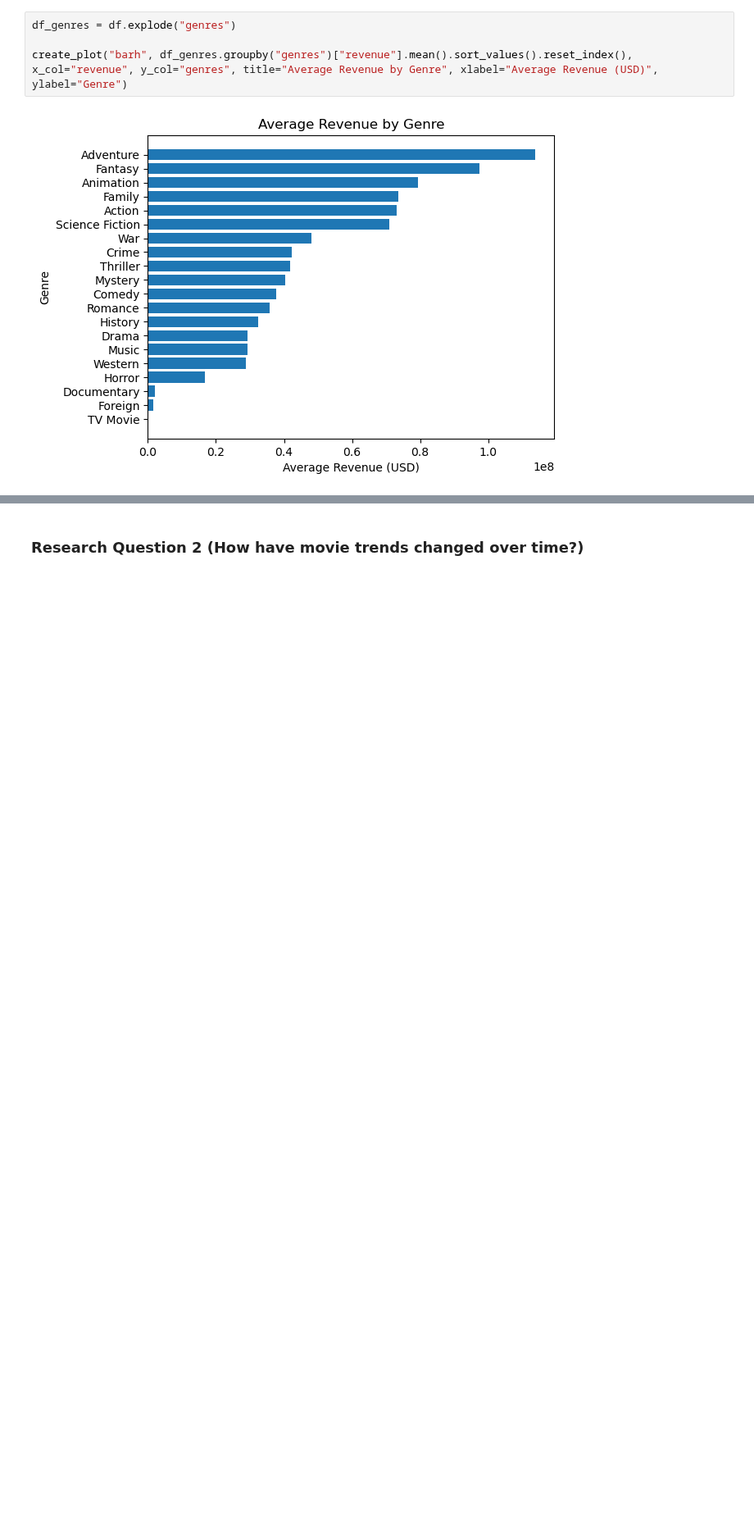
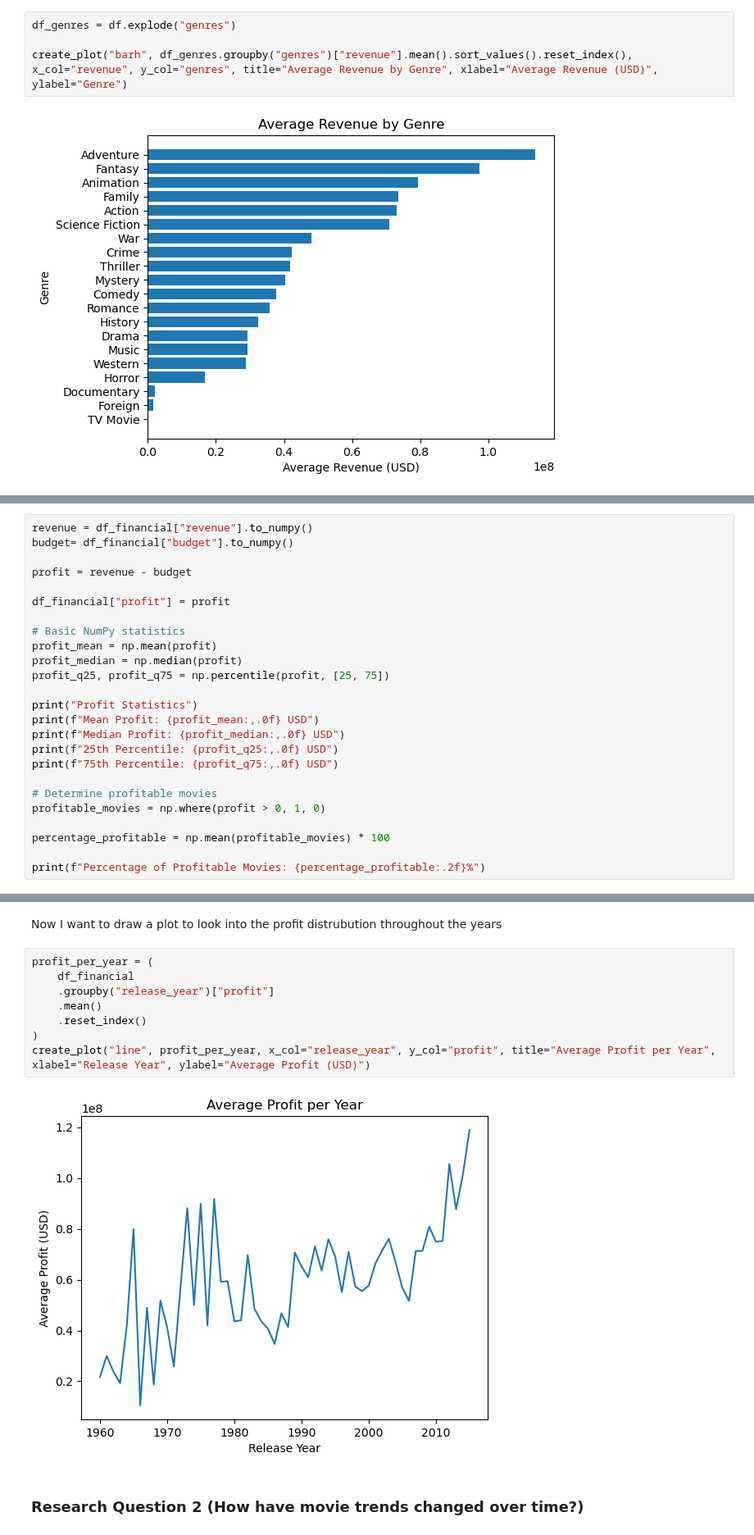
Before and after one commit to ImadAker/IMDB-Project, a Jupyter notebook: Investigate_a_Dataset.ipynb, the cells around one changed output, grey strips where cells are left out. Shown at 82% size. Cells and saved outputs as stored; diff of their text form; blank space fills up the shorter version.

```diff
--- a/Investigate_a_Dataset.ipynb
+++ b/Investigate_a_Dataset.ipynb
@@ -315,0 +326,25 @@ create_plot("barh", df_genres.groupby("genres")["revenue"].mean().sort_values().
+# %%
+revenue = df_financial["revenue"].to_numpy()
+budget= df_financial["budget"].to_numpy()
+
+profit = revenue - budget
+
+df_financial["profit"] = profit
+
+# Basic NumPy statistics
+profit_mean = np.mean(profit)
+profit_median = np.median(profit)
+profit_q25, profit_q75 = np.percentile(profit, [25, 75])
+
+print("Profit Statistics")
+print(f"Mean Profit: {profit_mean:,.0f} USD")
+print(f"Median Profit: {profit_median:,.0f} USD")
+print(f"25th Percentile: {profit_q25:,.0f} USD")
+print(f"75th Percentile: {profit_q75:,.0f} USD")
+
+# Determine profitable movies
+profitable_movies = np.where(profit > 0, 1, 0)
+
+percentage_profitable = np.mean(profitable_movies) * 100
+
+print(f"Percentage of Profitable Movies: {percentage_profitable:.2f}%")
@@ -316,3 +358,15 @@ create_plot("barh", df_genres.groupby("genres")["revenue"].mean().sort_values().
+# %% [markdown]
+Now I want to draw a plot to look into the profit distrubution throughout the years
+# %%
+profit_per_year = (
+    df_financial
+    .groupby("release_year")["profit"]
+    .mean()
+    .reset_index()
+)
+create_plot("line", profit_per_year, x_col="release_year", y_col="profit", title="Average Profit per Year", xlabel="Release Year", ylabel="Average Profit (USD)")
+# %% [output]
+[figure, added]
 # %% [markdown]
 ### Research Question 2  (How have movie trends changed over time?)
 # %% [markdown]
```
Also changed, not shown: parts of 5 cells of this notebook, 1 other file.
